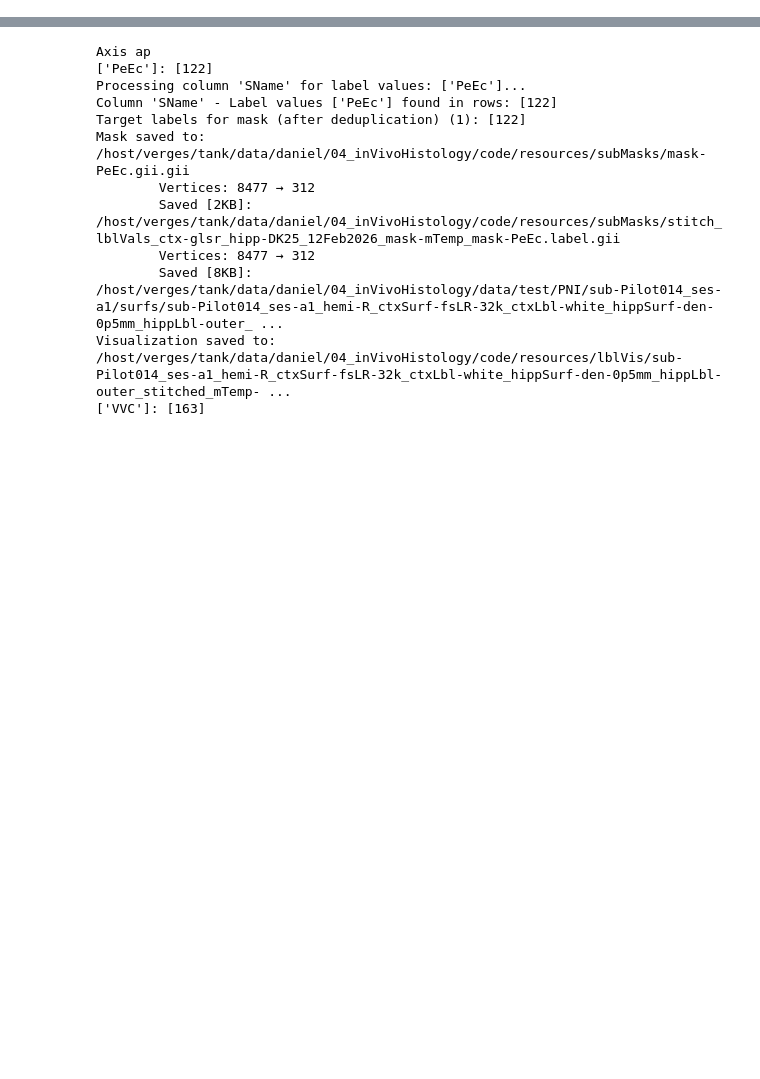
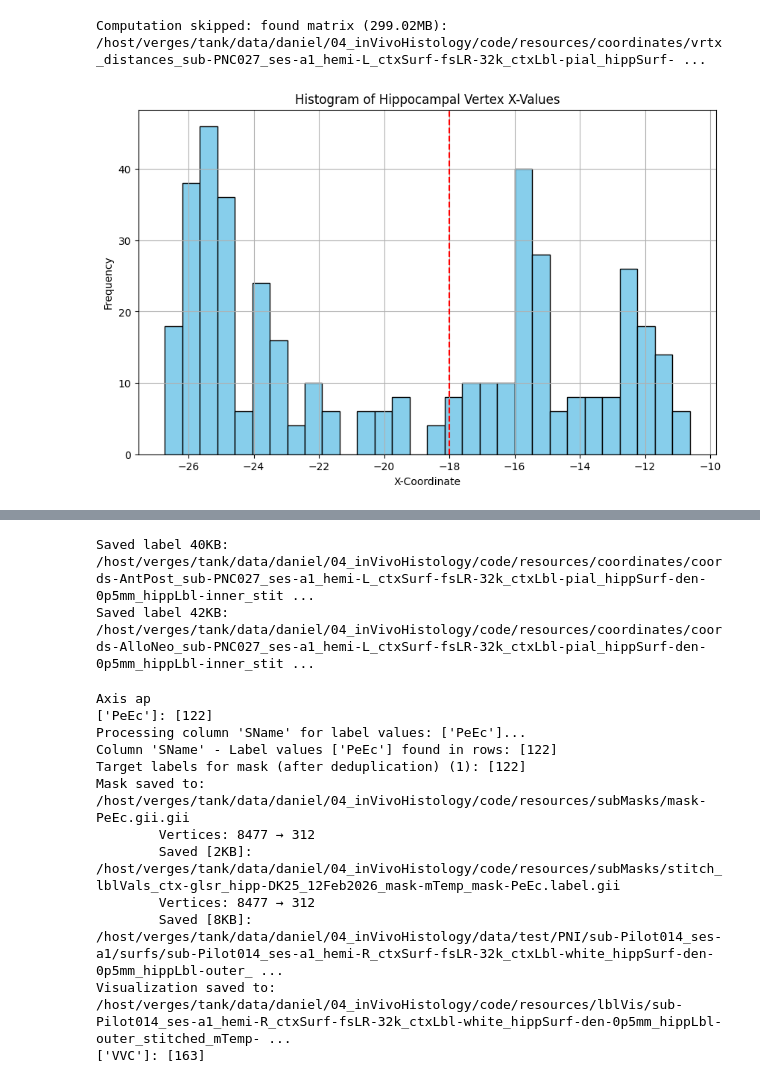
Before and after one commit to mendelsonD/invivohist, a Jupyter notebook: 02_coordinate.ipynb, the cells around one changed output, grey strips where cells are left out. Saved outputs shown, nothing was run; the diff lists cells and outputs as text; code cells hidden in the pictures; blank space fills up the shorter version.

Commit message:
Major restructuring: addition of histology specific workflow, major implementation of visualization scripts.

```diff
--- a/coordinate.ipynb
+++ b/02_coordinate.ipynb
@@ -16,0 +27,5 @@ import visUtils as vis
+# %%
+# Parameters
+mask_gii = "/host/verges/tank/data/daniel/04_inVivoHistology/code/resources/ctxSurf-fsLR-32k_ctxLbl-pial_hippSurf-den-0p5mm_hippLbl-inner_stitched_13Mar2026_mask-mTempClean.label.gii"
+mask_data = nib.load(mask_gii).darrays[0].data
+print(mask_data.shape)
@@ -16,0 +269,12 @@ import visUtils as vis
+# %%
+# get stitched, masked outer surface surface
+importlib.reload(vis)
+
+subj_row, pt_text = get_randomSubj(dict_list[5], study_dicts)
+surf_path, hemi = get_stitch_mask_surf_path(subj_row, study_dicts, surface_lbl="pial")
+print(f"Loading surface ({gen.fmt_file_size(surf_path)}): {surf_path}")
+surf = nib.load(surf_path)
+surf_coords = surf.darrays[0].data
+surf_faces = surf.darrays[1].data
+print(f"{surf_coords.shape} vertices")
+_ = vis.show_mesh(surf_coords, surf_faces, title = f"{pt_text}\n{os.path.basename(surf_path)}")
@@ -16,0 +286,19 @@ import visUtils as vis
+# %%
+
+ant_post_coords = get_AP_from_y(surf_coords)
+
+_ = vis.show_mesh_map(surf_coords, surf_faces, ant_post_coords, title=f"Anterior-Posterior Axis \n{pt_text}")
+
+all_to_all_distance_pth = compute_all2all_disctance(surf_path, dirs_project)
+allo_neo_coords, hipp_edge_vertices = get_allo_neo(surf_path, label_lut, labels_gii, x_val_thresh = -18, hemi = hemi, all_to_all_distance_pth = all_to_all_distance_pth)
+_ = vis.show_mesh_map(surf_coords, surf_faces, allo_neo_coords, title="Allo-neo Coordinates")
+
+# save coordinates
+out_root = os.path.join(dirs_project['dir_root'], dirs_project['coords'])
+common_name = os.path.basename(surf_path).replace('.surf.gii', '.func.gii')
+ap_name = os.path.join(out_root, f"coords-AntPost_{common_name}")
+an_name = os.path.join(out_root, f"coords-AlloNeo_{common_name}")
+
+save_coords_gii(ant_post_coords, ap_name)
+save_coords_gii(allo_neo_coords, an_name)
+# %% [output]
@@ -16,0 +306,2 @@ import visUtils as vis
+Computation skipped: found matrix (299.02MB): /host/verges/tank/data/daniel/04_inVivoHistology/code/resources/coordinates/vrtx_distances_sub-PNC027_ses-a1_hemi-L_ctxSurf-fsLR-32k_ctxLbl-pial_hippSurf- ...
+[figure, added]
@@ -17,3 +310,5 @@ import visUtils as vis
+Saved label 40KB: /host/verges/tank/data/daniel/04_inVivoHistology/code/resources/coordinates/coords-AntPost_sub-PNC027_ses-a1_hemi-L_ctxSurf-fsLR-32k_ctxLbl-pial_hippSurf-den-0p5mm_hippLbl-inner_stit ...
+Saved label 42KB: /host/verges/tank/data/daniel/04_inVivoHistology/code/resources/coordinates/coords-AlloNeo_sub-PNC027_ses-a1_hemi-L_ctxSurf-fsLR-32k_ctxLbl-pial_hippSurf-den-0p5mm_hippLbl-inner_stit ...
 # %%
 # 3 Possible approaches:
 ## 1. Bridgehead reference
```
Also changed, not shown: parts of 9 cells of this notebook, 18 other files.
